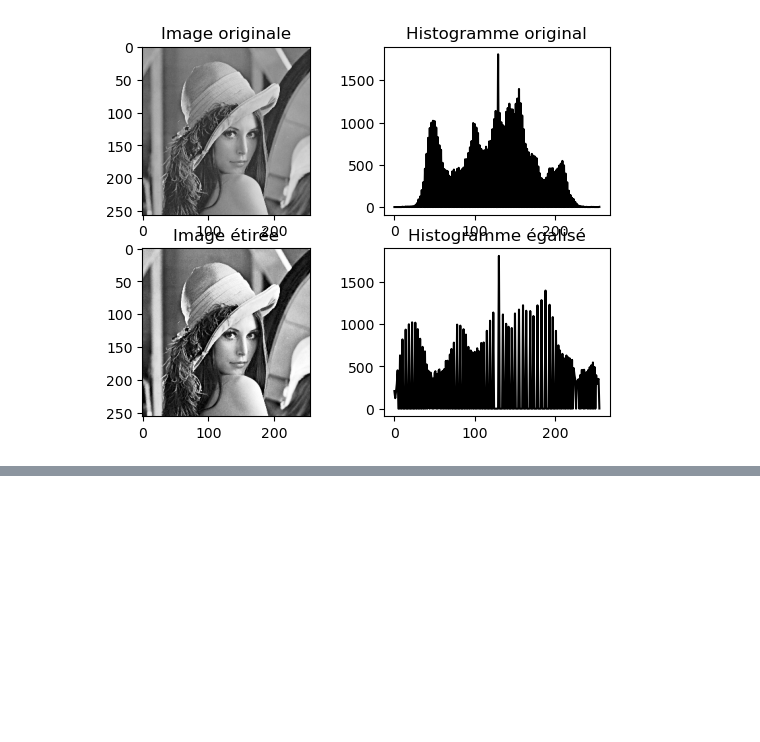
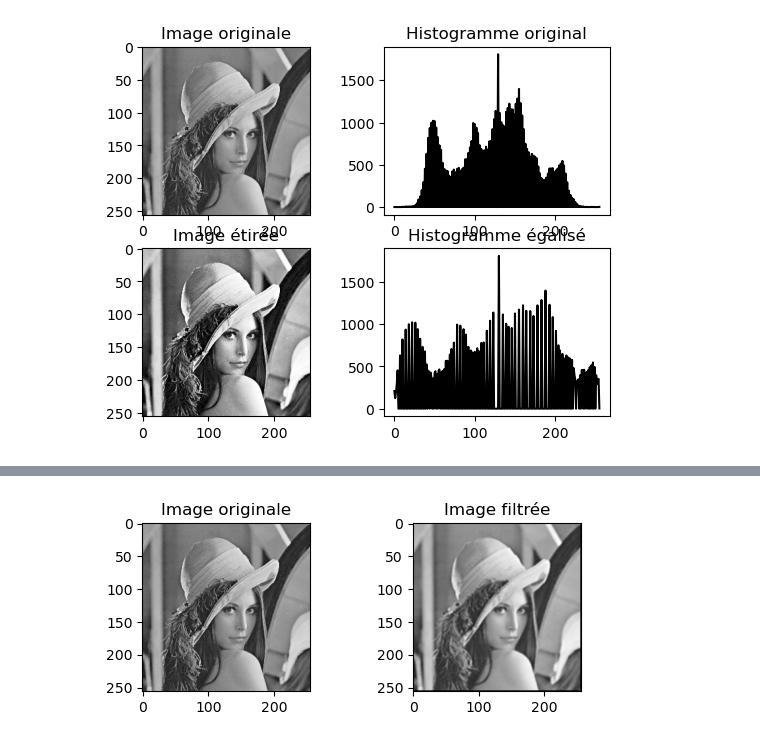
Before and after one commit to yanisseF69/mif02-analse-d_images, a Jupyter notebook: TP0/tp0.ipynb, the cells around one changed output, grey strips where cells are left out. Saved outputs shown, nothing was run; the diff lists cells and outputs as text; code cells hidden in the pictures; blank space fills up the shorter version.

```diff
--- a/TP0/tp0.ipynb
+++ b/TP0/tp0.ipynb
@@ -197,0 +258,42 @@ plt.show()
+# %%
+def appliquer_filtre(image, noyau):
+    largeur = len(image)
+    hauteur = len(image[0])
+    nouvelle_image = [[0] * largeur for _ in range(hauteur)]
+
+
+    for y in range(1, hauteur-1):
+        for x in range(1, largeur-1):
+            valeur = sum(image[y-1+i][x-1+j] * noyau[i][j] for i in range(3) for j in range(3))
+            nouvelle_image[y][x] = int(float(valeur) / 9)
+
+    return nouvelle_image
+
+
+filtre = [
+    [1, 1, 1],
+    [1, 1, 1],
+    [1, 1, 1]
+]
+
+filtre2 = [
+    [0, -1, 0],
+    [-1, 5, -1],
+    [0, -1, 0]
+]
+# %%
+image = cv2.imread("image.png", cv2.IMREAD_GRAYSCALE)
+
+
+image_filtree = appliquer_filtre(image, filtre)
+
+
+plt.subplot(2, 2, 1)
+plt.imshow(image, cmap='gray')
+plt.title('Image originale')
+plt.subplot(2, 2, 2)
+plt.imshow(image_filtree, cmap='gray')
+plt.title('Image filtrée')
+plt.show()
+# %% [output]
+[figure, added]
```
Also changed, not shown: parts of 10 cells of this notebook.
